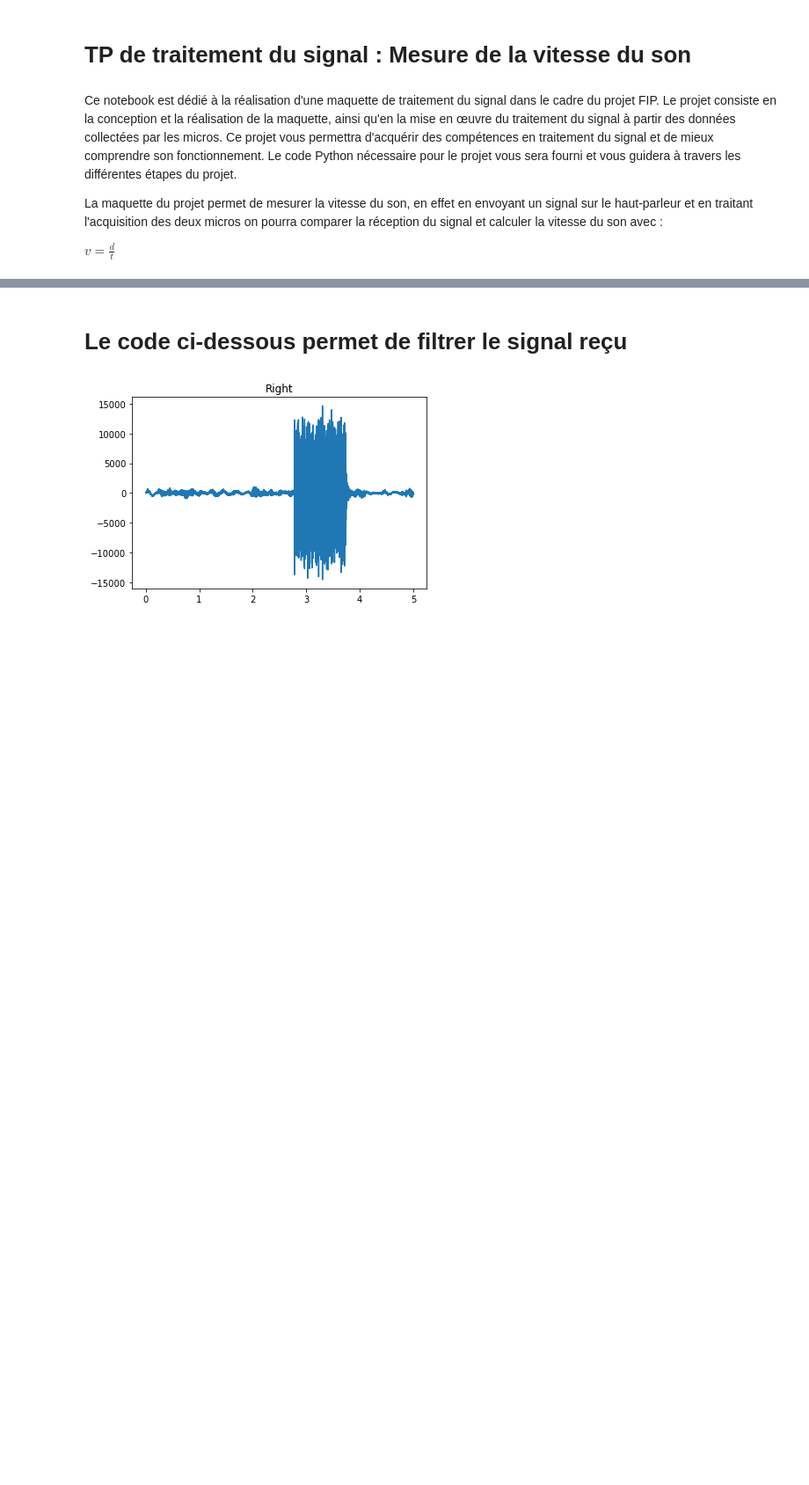
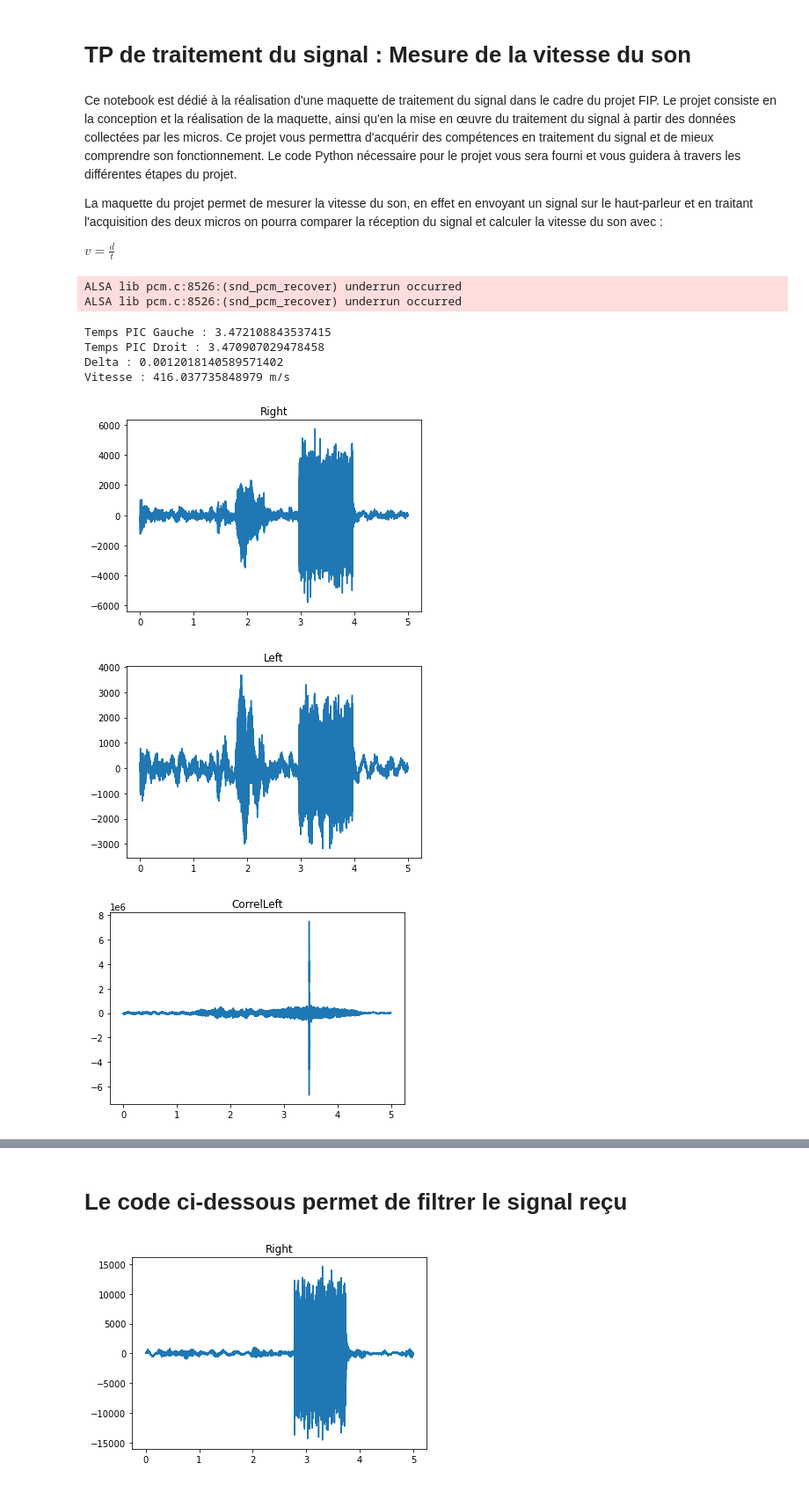
Before and after one commit to zuce68/ProjetFIP2A, a Jupyter notebook: TP1.ipynb, the cells around one changed output, grey strips where cells are left out. Shown: that part at 88% size. Cells and saved outputs as stored; diff of their text form; code cells hidden in the pictures; blank space fills up the shorter version.

```diff
--- a/TP1.ipynb
+++ b/TP1.ipynb
@@ -6,3 +6,79 @@ Ce notebook est dédié à la réalisation d'une maquette de traitement du signa
 La maquette du projet permet de mesurer la vitesse du son, en effet en envoyant un signal sur le haut-parleur et en traitant l'acquisition des deux micros on pourra comparer la réception du signal et calculer la vitesse du son avec :
 
 $v = \frac{d}{t}$
+# %%
+# Importer les bibliothèques nécessaires
+# Gestion du son
+import sounddevice as sd
+import soundfile as sf
+# Bibliothèques pour analyse traitement du signal
+import scipy.io.wavfile
+import matplotlib.pyplot as plt
+import numpy as np
+#Bibliothèques pour générer, acquérir les sons
+import traitesignfip
+
+traitesignfip.record_microphone("noise")
+
+rate, data = scipy.io.wavfile.read('enregistrement.wav')
+
+fs = 44100 # fréquence d'échantillonage
+N=len(data) #nombre d'échantillions
+n = np.arange(0,N)/fs   #on divise par la fréquence d'échantillonage pour etre mieux dans l'échelle
+
+
+distance=0.50
+
+data_right = data[:,1]
+data_left = data[:,0]
+
+#affichage du channel 1
+plt.figure()
+plt.title("Right")
+plt.plot(n,data_right)
+plt.figure()
+plt.title("Left")
+plt.plot(n,data_left)
+
+# fc = 1000 # fréquence de coupure du filtre passe-bas
+# b, a = sp.signal.butter(4, fc / (fs / 2), 'low')
+# data_left_filtered = sp.signal.filtfilt(b, a, data_left)
+# data_right_filtered = sp.signal.filtfilt(b, a, data_right)
+
+
+corrLeft=np.correlate(data_left,traitesignfip.samples, mode='same')
+corrRight=np.correlate(data_right,traitesignfip.samples, mode='same')
+# Calcul de la corrélation croisée entre les deux signaux
+
+plt.figure()
+plt.title("CorrelLeft")
+plt.plot(n,corrLeft)
+#signal X
+plt.figure()
+plt.title("CorrelRight")
+plt.plot(n,corrRight)
+#signal X
+
+
+
+# Trouver l'indice du maximum de la corrélation
+max_index_Left = np.argmax(corrLeft)/fs
+max_index_Right = np.argmax(corrRight)/fs
+
+delta_t = delta = np.abs(max_index_Left - max_index_Right)
+
+print("Temps PIC Gauche : "+str(max_index_Left))
+print("Temps PIC Droit : "+str(max_index_Right))
+
+print("Delta : "+str(delta_t))
+print("Vitesse : "+str(distance/delta_t)+" m/s")
+# %% [output]
+ALSA lib pcm.c:8526:(snd_pcm_recover) underrun occurred
+ALSA lib pcm.c:8526:(snd_pcm_recover) underrun occurred
+Temps PIC Gauche : 3.472108843537415
+Temps PIC Droit : 3.470907029478458
+Delta : 0.0012018140589571402
+Vitesse : 416.037735848979 m/s
+[figure, added]
+[figure, added]
+[figure, added]
```
Also changed, not shown: parts of 2 cells of this notebook, 5 other files.
